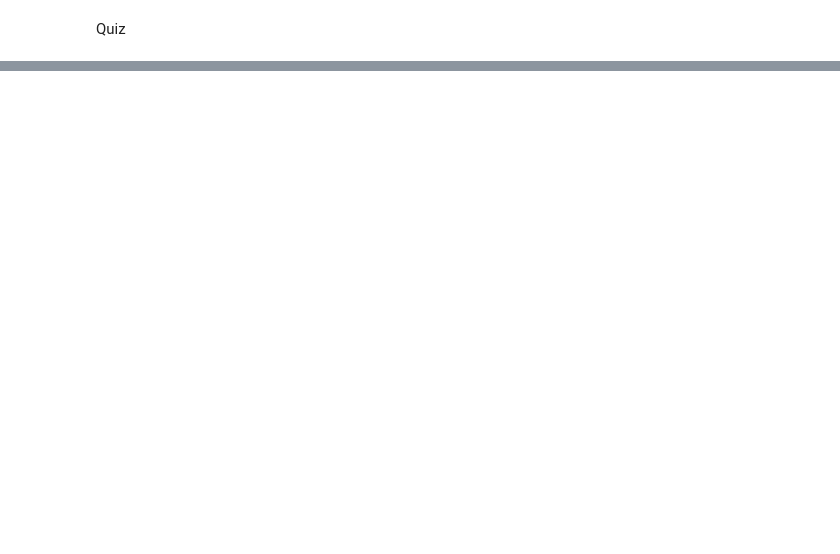
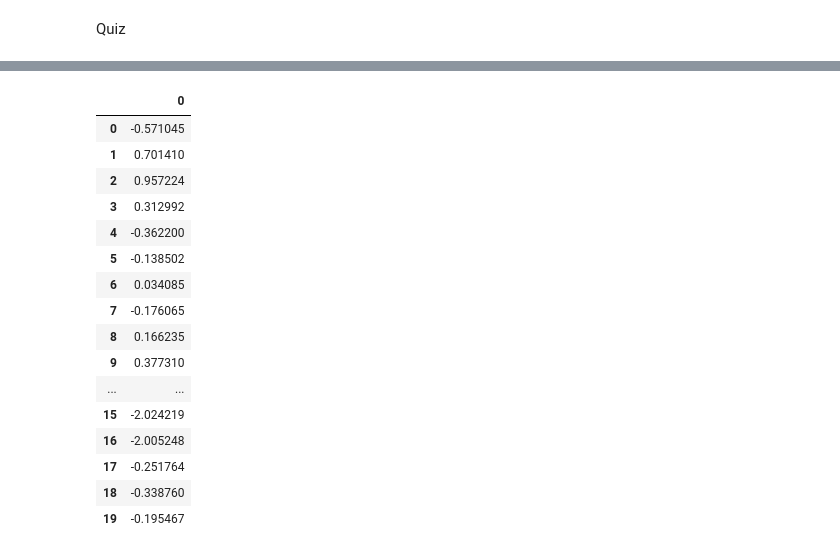
Before and after one commit to Ananyadevaraju/CE888, a Jupyter notebook: lab_4/movie_recommender.ipynb, the cells around one changed output, grey strips where cells are left out. Saved outputs shown, nothing was run; the diff lists cells and outputs as text; code cells hidden in the pictures; blank space fills up the shorter version.

```diff
--- a/lab_4/movie_recommender.ipynb
+++ b/lab_4/movie_recommender.ipynb
@@ -104,0 +173,20 @@ Quiz
+# %%
+pd.DataFrame(preference).head(20)
+# %% [output]
+|  | 0 |
+| 0 | -0.571045 |
+| 1 | 0.701410 |
+| 2 | 0.957224 |
+| 3 | 0.312992 |
+| 4 | -0.362200 |
+| 5 | -0.138502 |
+| 6 | 0.034085 |
+| 7 | -0.176065 |
+| 8 | 0.166235 |
+| 9 | 0.377310 |
+| ... | ... |
+| 15 | -2.024219 |
+| 16 | -2.005248 |
+| 17 | -0.251764 |
+| 18 | -0.338760 |
+| 19 | -0.195467 |
```
Also changed, not shown: parts of 23 cells of this notebook.
